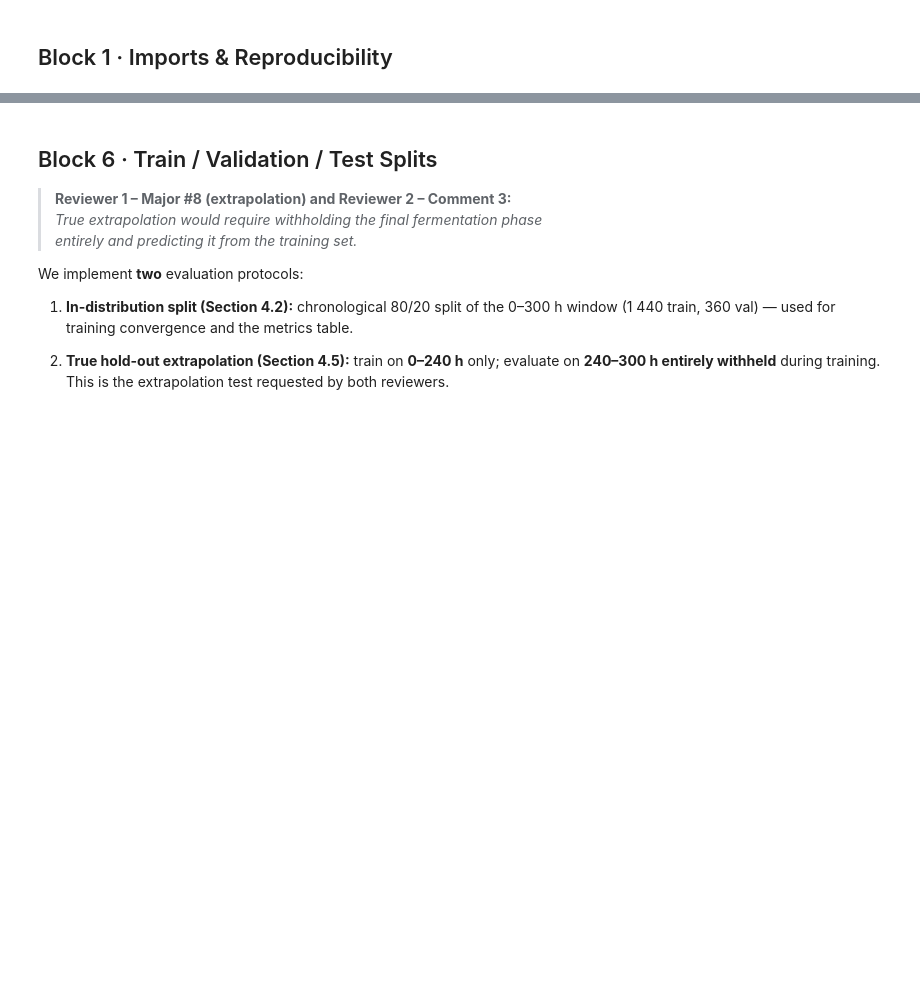
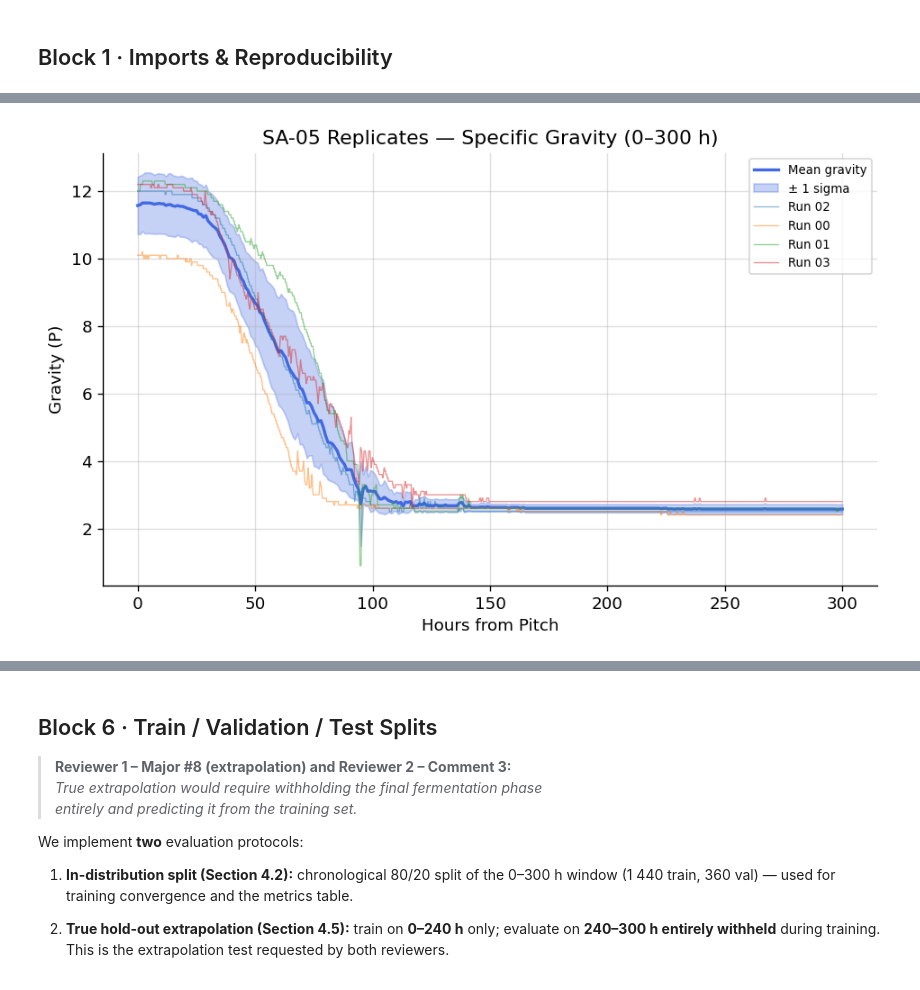
Before and after one commit to EmmanuelLwele/Physics-Informed-Beer-Fermentation-Modelling, a Jupyter notebook: Physics_Informed_Beer_Fermentation_REVISED.ipynb, the cells around one changed output, grey strips where cells are left out. Saved outputs shown, nothing was run; the diff lists cells and outputs as text; code cells hidden in the pictures; blank space fills up the shorter version.

```diff
--- a/Physics_Informed_Beer_Fermentation_REVISED.ipynb
+++ b/Physics_Informed_Beer_Fermentation_REVISED.ipynb
@@ -185,61 +179,74 @@ and summarised numerically.
 # %%
 # Common time grid (1-h resolution, 0–300 h)
 t_grid = np.arange(0, 301, 1, dtype=float)
-
 all_runs = [df_primary] + df_reps   # 4 SA-05 runs
 
 def resample(df, t_grid, col):
     "Linear interpolation of a column onto a common time grid."
     f = interp1d(df.t, df[col], bounds_error=False, fill_value="extrapolate")
     return f(t_grid)
 
-# Build (n_runs × n_time) matrices
+# Build (n_runs x n_time) matrices
 G_mat  = np.vstack([resample(df, t_grid, "plato") for df in all_runs])
-pH_mat = np.vstack([resample(df, t_grid, "pH")   for df in all_runs])
-T_mat  = np.vstack([resample(df, t_grid, "T")    for df in all_runs])
-DO_mat = np.vstack([resample(df, t_grid, "DO")   for df in all_runs])
+pH_mat = np.vstack([resample(df, t_grid, "pH")    for df in all_runs])
+T_mat  = np.vstack([resample(df, t_grid, "T")     for df in all_runs])
+DO_mat = np.vstack([resample(df, t_grid, "DO")    for df in all_runs])
 
-G_mean, G_std   = G_mat.mean(0),  G_mat.std(0)
-pH_mean,pH_std  = pH_mat.mean(0), pH_mat.std(0)
+G_mean,  G_std  = G_mat.mean(0),  G_mat.std(0)
+pH_mean, pH_std = pH_mat.mean(0), pH_mat.std(0)
 
-fig, (ax1, ax2) = plt.subplots(1, 2, figsize=(13, 5))
+run_labels = ["02", "00", "01", "03"]
 
-ax1.plot(t_grid, G_mean,  color="royalblue", lw=2, label="Mean gravity")
-ax1.fill_between(t_grid, G_mean - G_std, G_mean + G_std,
-                 alpha=0.3, color="royalblue", label="± 1 σ")
+# ── Plot 1: Gravity ───────────────────────────────────────────────────────
+fig, ax = plt.subplots(figsize=(8, 5))
+ax.plot(t_grid, G_mean, color="royalblue", lw=2, label="Mean gravity")
+ax.fill_between(t_grid, G_mean - G_std, G_mean + G_std,
+                alpha=0.3, color="royalblue", label="± 1 sigma")
 for i, df in enumerate(all_runs):
     mask = df.t <= 300
-    ax1.plot(df.t[mask], df.plato[mask], lw=0.8, alpha=0.5,
-             label=f"Run {['02','00','01','03'][i]}")
-ax1.set_xlabel("Hours from Pitch");  ax1.set_ylabel("Gravity (°P)")
-ax1.set_title("SA-05 Replicates — Specific Gravity (0–300 h)")
-ax1.legend(fontsize=8); ax1.grid(True, alpha=0.4)
+    ax.plot(df.t[mask], df.plato[mask], lw=0.8, alpha=0.5,
+            label=f"Run {run_labels[i]}")
+ax.set_xlabel("Hours from Pitch")
+ax.set_ylabel("Gravity (P)")
+ax.set_title("SA-05 Replicates — Specific Gravity (0–300 h)")
+ax.legend(fontsize=8)
+ax.grid(True, alpha=0.4)
+plt.tight_layout()
+plt.savefig("fig_replicate_gravity.png", bbox_inches="tight")
+plt.show()
+print("Saved: fig_replicate_gravity.png")
 
-ax2.plot(t_grid, pH_mean,  color="firebrick", lw=2, label="Mean pH")
-ax2.fill_between(t_grid, pH_mean - pH_std, pH_mean + pH_std,
-                 alpha=0.3, color="firebrick", label="± 1 σ")
+# ── Plot 2: pH ────────────────────────────────────────────────────────────
+fig, ax = plt.subplots(figsize=(8, 5))
+ax.plot(t_grid, pH_mean, color="firebrick", lw=2, label="Mean pH")
+ax.fill_between(t_grid, pH_mean - pH_std, pH_mean + pH_std,
+                alpha=0.3, color="firebrick", label="± 1 sigma")
 for i, df in enumerate(all_runs):
     mask = df.t <= 300
-    ax2.plot(df.t[mask], df.pH[mask], lw=0.8, alpha=0.5,
-             label=f"Run {['02','00','01','03'][i]}")
-ax2.set_xlabel("Hours from Pitch"); ax2.set_ylabel("pH")
-ax2.set_title("SA-05 Replicates — pH (0–300 h)")
-ax2.legend(fontsize=8); ax2.grid(True, alpha=0.4)
+    ax.plot(df.t[mask], df.pH[mask], lw=0.8, alpha=0.5,
+            label=f"Run {run_labels[i]}")
+ax.set_xlabel("Hours from Pitch")
+ax.set_ylabel("pH")
+ax.set_title("SA-05 Replicates — pH (0–300 h)")
+ax.legend(fontsize=8)
+ax.grid(True, alpha=0.4)
+plt.tight_layout()
+plt.savefig("fig_replicate_pH.png", bbox_inches="tight")
+plt.show()
+print("Saved: fig_replicate_pH.png")
 
-plt.tight_layout()
-plt.savefig("fig_replicate_variability.png", bbox_inches="tight")
-plt.show()
-
-# Numerical summary at key time points
-print("\n=== Batch-to-batch variability (gravity °P) ===")
+# ── Numerical summary ─────────────────────────────────────────────────────
+print("\n=== Batch-to-batch variability (gravity P) ===")
 for t_pt in [0, 50, 100, 150, 200, 250, 300]:
-    idx = np.argmin(np.abs(t_grid - t_pt))
+    idx  = np.argmin(np.abs(t_grid - t_pt))
     vals = G_mat[:, idx]
-    print(f"  t={t_pt:3d} h : mean={vals.mean():.2f}°P  σ={vals.std():.2f}°P  "
+    print(f"  t={t_pt:3d} h : mean={vals.mean():.2f}P  sigma={vals.std():.2f}P  "
           f"CV={100*vals.std()/vals.mean():.1f}%")
 
 print("\n=== Batch-to-batch variability (pH) ===")
 for t_pt in [0, 50, 100, 150, 200, 250, 300]:
-    idx = np.argmin(np.abs(t_grid - t_pt))
+    idx  = np.argmin(np.abs(t_grid - t_pt))
     vals = pH_mat[:, idx]
-    print(f"  t={t_pt:3d} h : mean={vals.mean():.3f}  σ={vals.std():.3f}")
+    print(f"  t={t_pt:3d} h : mean={vals.mean():.3f}  sigma={vals.std():.3f}")
+# %% [output]
+[figure, added]
```
Also changed, not shown: parts of 31 cells of this notebook, 11 other files.
